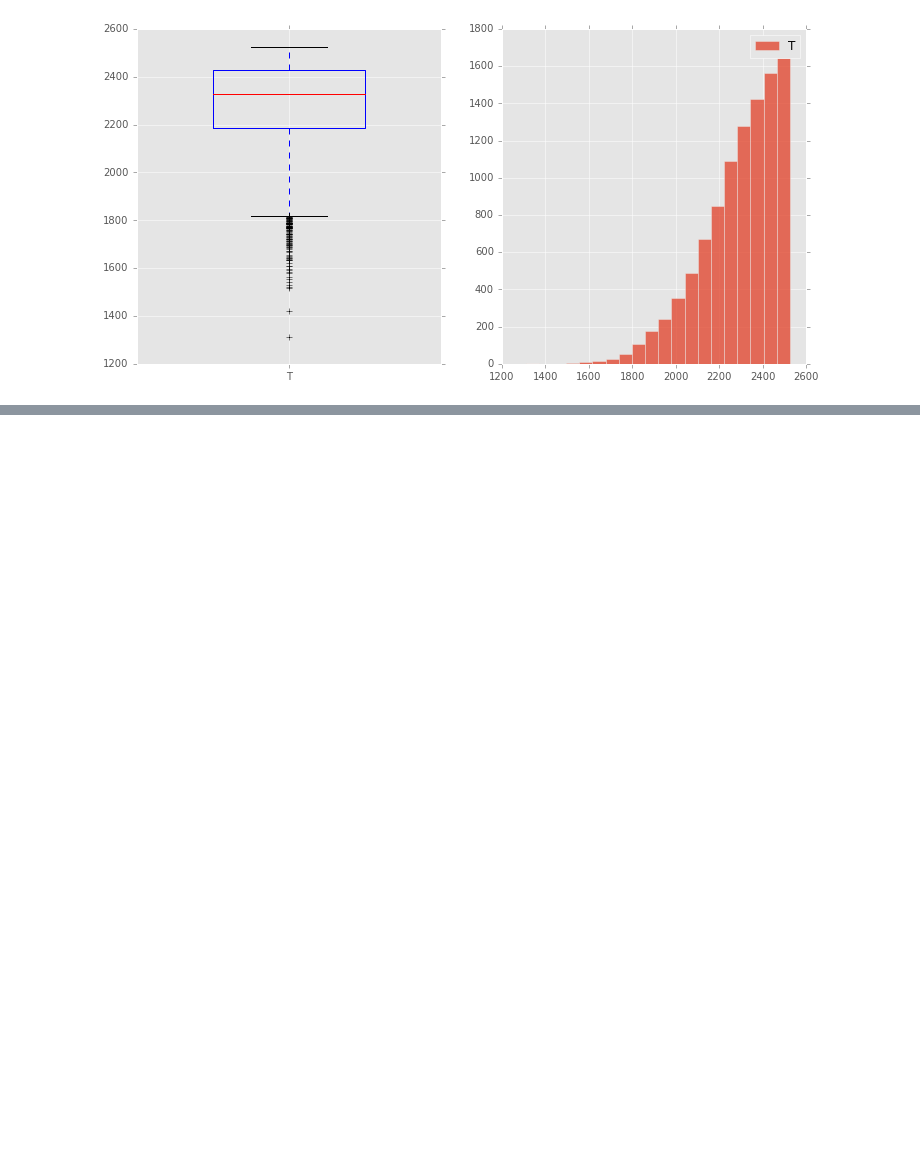
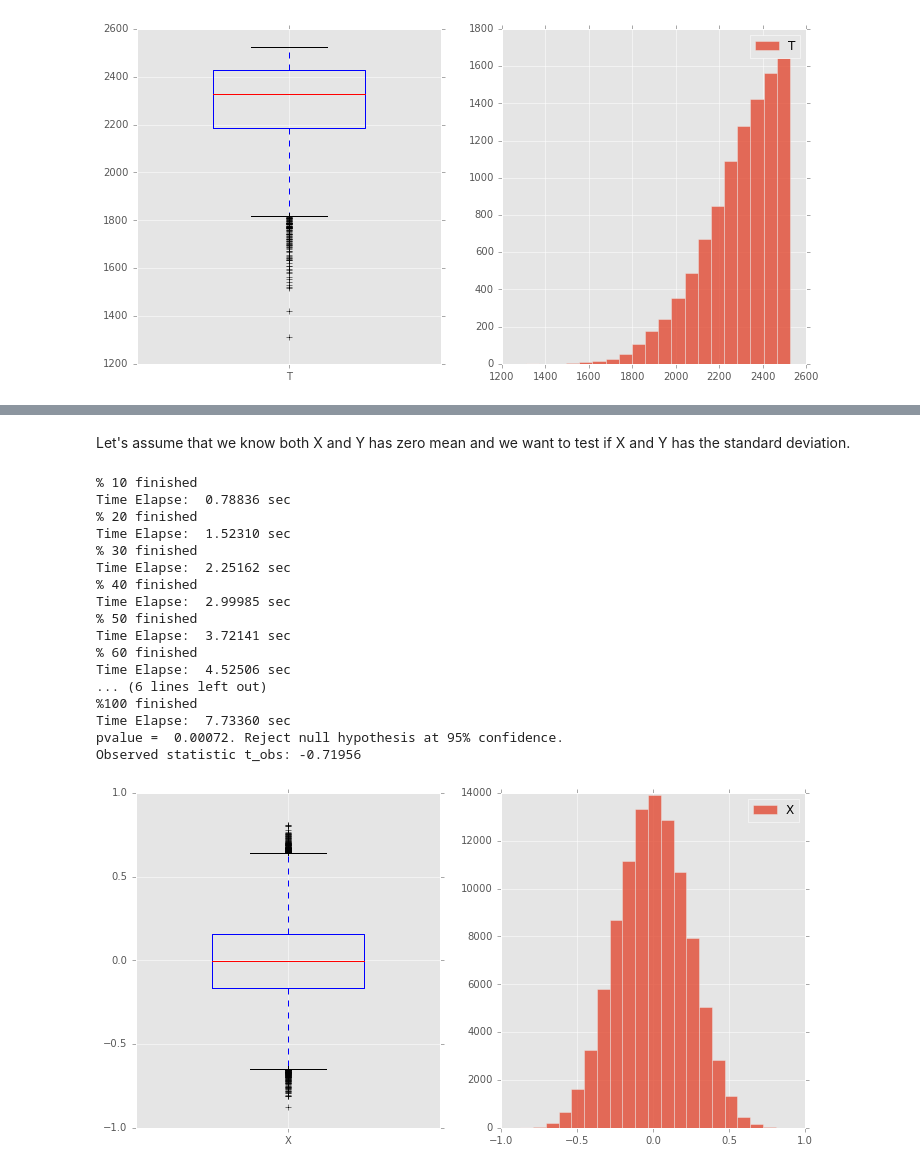
Before and after one commit to chaovite/hypotest, a Jupyter notebook: hypotests_practice_01.ipynb, the cells around one changed output, grey strips where cells are left out. Saved outputs shown, nothing was run; the diff lists cells and outputs as text; code cells hidden in the pictures; blank space fills up the shorter version.

```diff
--- a/hypotests_practice_01.ipynb
+++ b/hypotests_practice_01.ipynb
@@ -304,0 +446,44 @@ Reject null hypothesis at 95% confidence
+# %% [markdown]
+Let's assume that we know both X and Y has zero mean and we want to test if X and Y has the standard deviation.
+# %%
+M     = 100000 # number of simulation
+XY    = np.concatenate([X, Y])
+T     = np.zeros((M,))
+t_obs = std_diff(XY,n,m)
+t0 = time.time()
+for i in range(M):
+    index = list(range(XY.size))
+    np.random.shuffle(index)
+    T[i] = std_diff(XY[index],n,m)
+    if (i+1)%round(M/10)==0:
+        print('%%%3d finished'%((i+1)/round(M/10)*10))
+        print('Time Elapse: %8.5f sec'%(time.time()-t0))
+
+plot_dignostics_onesample(T)
+
+pvalue  = min([np.mean(T>t_obs), np.mean(T<t_obs)])*2
+if pvalue<0.05:
+    print('pvalue = %8.5f. Reject null hypothesis at 95%% confidence.' %(pvalue))
+else:
+    print('pvalue = %8.5f. Fail to reject null hypothesis at 95%% confidence.'%(pvalue))
+
+print('Observed statistic t_obs: %8.5f'%(t_obs))
+# %% [output]
+% 10 finished
+Time Elapse:  0.78836 sec
+% 20 finished
+Time Elapse:  1.52310 sec
+% 30 finished
+Time Elapse:  2.25162 sec
+% 40 finished
+Time Elapse:  2.99985 sec
+% 50 finished
+Time Elapse:  3.72141 sec
+% 60 finished
+Time Elapse:  4.52506 sec
+... (6 lines left out)
+%100 finished
+Time Elapse:  7.73360 sec
+pvalue =  0.00072. Reject null hypothesis at 95% confidence.
+Observed statistic t_obs: -0.71956
+[figure, added]
```
Also changed, not shown: parts of 18 cells of this notebook.
